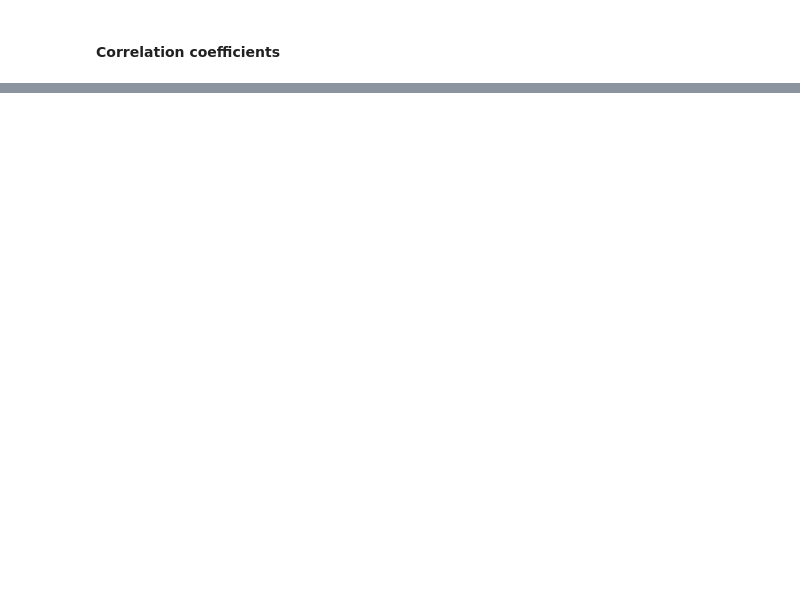
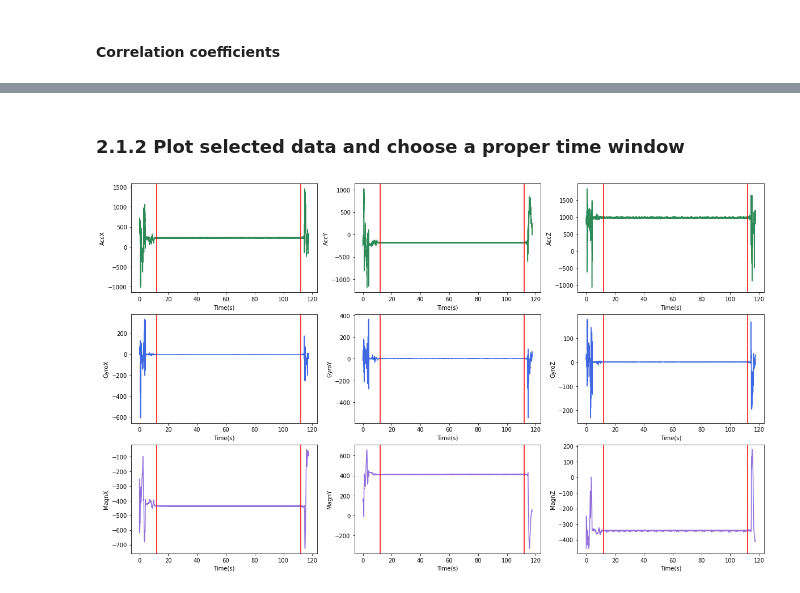
Before and after one commit to Mohsen-Kordi/ProjectRESP, a Jupyter notebook: Project.ipynb, the cells around one changed output, grey strips where cells are left out. Cells and saved outputs as stored; diff of their text form; code cells hidden in the pictures; blank space fills up the shorter version.

```diff
--- a/Project.ipynb
+++ b/Project.ipynb
@@ -227,0 +232,4 @@ df2_corr
+# %%
+df_m = pd.read_csv('2_Mattress_supine.txt', delimiter = "\t")
+df_m = df_m[['AccX', 'AccY', 'AccZ', 'GyroX', 'GyroY', 'GyroZ', 'MagnX', 'MagnY', 'MagnZ']]
+df_m
@@ -227,0 +250,18 @@ df2_corr
+# %% [markdown]
+### 2.1.2 Plot selected data and choose a proper time window
+# %%
+freq_m = 100
+x = np.linspace(0, df_m.shape[0] / freq_m, df_m.shape[0])
+
+y_label = ['AccX', 'AccY', 'AccZ', 'GyroX', 'GyroY', 'GyroZ', 'MagnX', 'MagnY', 'MagnZ']
+color = ['seagreen', 'seagreen', 'seagreen', 'royalblue', 'royalblue', 'royalblue', 'mediumpurple', 'mediumpurple', 'mediumpurple']
+
+fig, axs = plt.subplots(3, 3, figsize = (20, 12))
+for i, ax in enumerate(axs.flat):
+    ax.plot(x, df_m[y_label[i]], color = color[i])
+    ax.axvline(x = 12, color = 'r')
+    ax.axvline(x = 112, color = 'r')
+    ax.set_xlabel('Time(s)')
+    ax.set_ylabel(y_label[i])
+# %% [output]
+[figure, added]
```
Also changed, not shown: parts of 18 cells of this notebook.
